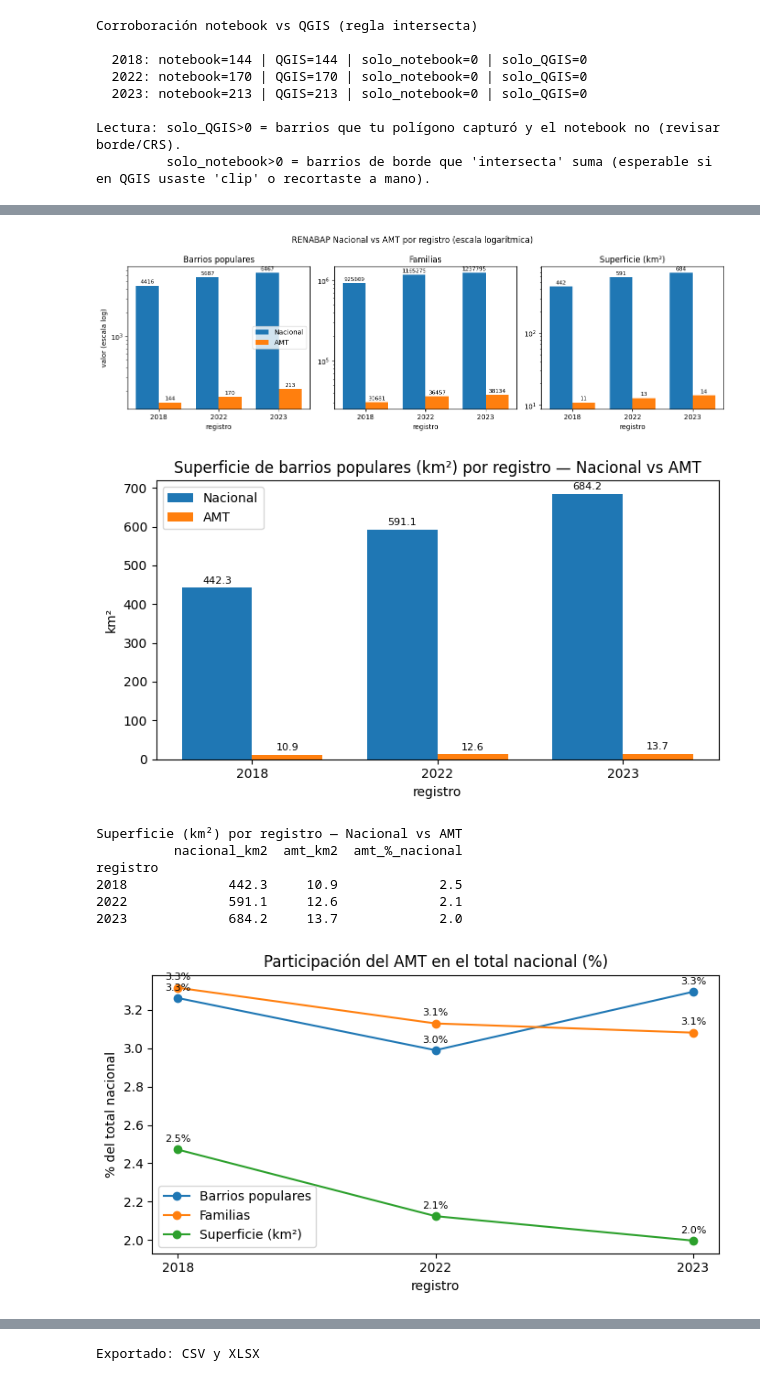
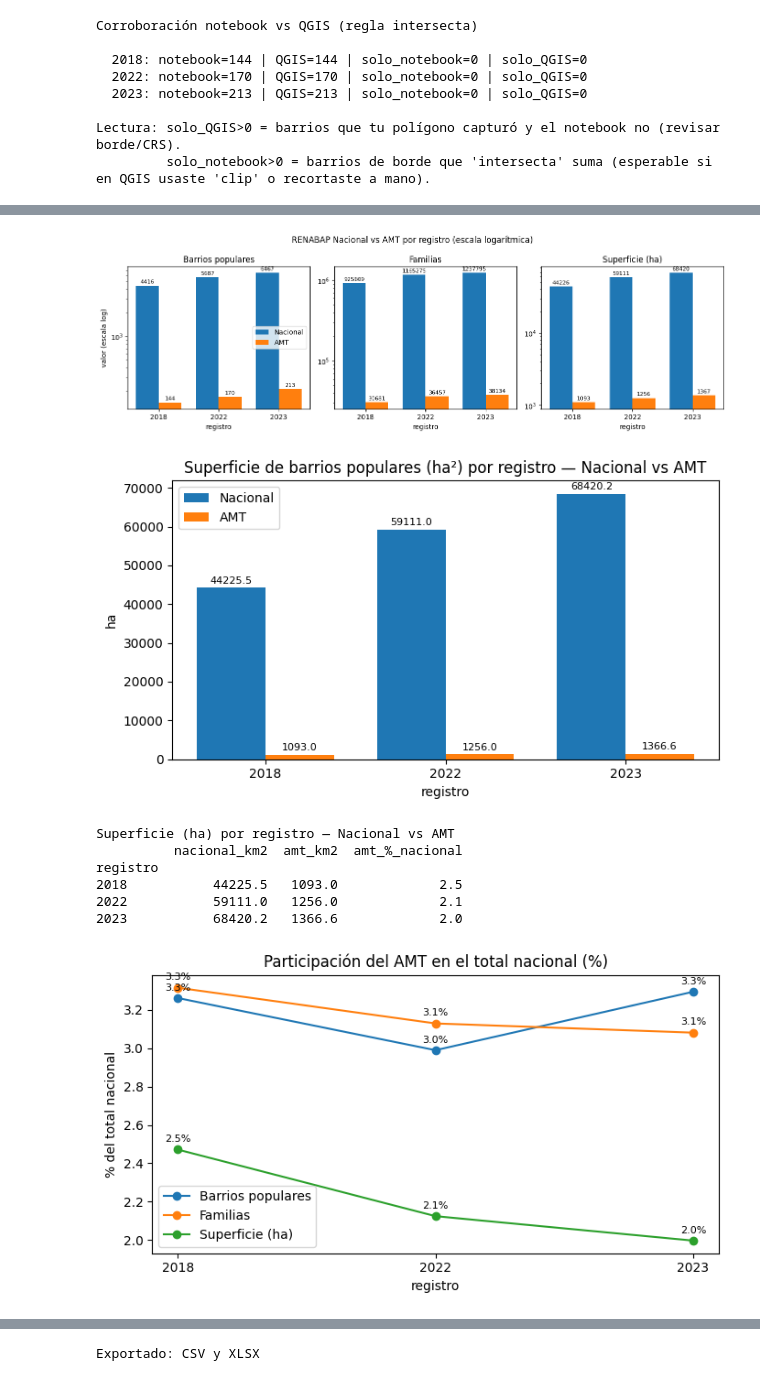
Before and after one commit to Camilamop/RENABAP, a Jupyter notebook: renabap.ipynb, the cells around one changed output, grey strips where cells are left out. Cells and saved outputs as stored; diff of their text form; code cells hidden in the pictures.

```diff
--- a/renabap.ipynb
+++ b/renabap.ipynb
@@ -76,7 +82,7 @@ MAPEO = {
 
 NUCLEO = [
     "id_renabap", "registro", "nombre_barrio", "provincia", "departamento",
-    "localidad", "cant_familias", "superficie_km2","cant_viviendas",
+    "localidad", "cant_familias", "superficie_ha","cant_viviendas",
     "anio_creacion", "decada_creacion", "clasificacion", "wkt",
 ]
 
@@ -91,11 +97,11 @@ ARCHIVOS = {
 
 def cargar_crudo(anio: int, ruta: Path) -> pd.DataFrame:
     df = pd.read_csv(ruta, dtype=str, keep_default_na=False, encoding="utf-8")
-    df.columns = [c.strip() for c in df.columns]   # limpia espacios en headers
+    df.columns = [c.strip() for c in df.columns]
     return df
 
 
-def normalizar_decada(serie_cruda: pd.Series) -> pd.Series: #  'Década 1990' y lo deja como entero (1990)
+def normalizar_decada(serie_cruda: pd.Series) -> pd.Series:
     s = serie_cruda.astype(str).str.extract(r"(\d{4})")[0]
     return pd.to_numeric(s, errors="coerce").astype("Int64")
 
@@ -116,12 +122,13 @@ def armonizar(anio: int, df: pd.DataFrame) -> pd.DataFrame:
     # id como texto limpio
     out["id_renabap"] = out["id_renabap"].str.strip()
 
-    # superficie a km2 (2022 y 2023 vienen en m2)
+    # superficie a hectáreas (2022/2023 vienen en m²; 2018 viene en km²)
     if "superficie_m2" in out.columns:
-        out["superficie_km2"] = pd.to_numeric(out["superficie_m2"], errors="coerce") / 1_000_000
+        out["superficie_ha"] = pd.to_numeric(out["superficie_m2"], errors="coerce") / 10_000
         out = out.drop(columns=["superficie_m2"])
     elif "superficie_km2" in out.columns:
-        out["superficie_km2"] = pd.to_numeric(out["superficie_km2"], errors="coerce")
+        out["superficie_ha"] = pd.to_numeric(out["superficie_km2"], errors="coerce") * 100
+        out = out.drop(columns=["superficie_km2"])
 
     # cantidad de familias -> numérico
     if "cant_familias" in out.columns:
@@ -450,7 +549,7 @@ registro
 # %%
 # ============================================================
 # CELDA 9B — Comparación gráfica Nacional vs AMT (2018 / 2022 / 2023)
-# Métricas: barrios, familias, superficie (km²)
+# Métricas: barrios, familias, superficie (ha)
 # ============================================================
 import numpy as np
 import matplotlib.pyplot as plt
@@ -465,7 +564,7 @@ def totales(df):
     return df.groupby("registro").agg(
         barrios=("id_renabap", "count"),
         familias=("cant_familias", "sum"),
-        superficie_km2=("superficie_km2", "sum"),
+        superficie_ha=("superficie_ha", "sum"),
     ).reindex(ANIOS).astype(float)
 
 nac = totales(maestra)
@@ -473,7 +572,7 @@ amt = totales(maestra_amt)
 
 METRICAS = [("barrios", "Barrios populares"),
             ("familias", "Familias"),
-            ("superficie_km2", "Superficie (km²)")]
+            ("superficie_ha", "Superficie (ha)")]
 
 x = np.arange(len(ANIOS))
 w = 0.38
@@ -493,48 +592,48 @@ axes[0].legend()
 fig.suptitle("RENABAP Nacional vs AMT por registro (escala logarítmica)")
 plt.tight_layout(); plt.show()
 
-# --- Superficie (km²): foco Nacional vs AMT, escala lineal ---
+# --- Superficie (ha²): foco Nacional vs AMT, escala lineal ---
 fig3, ax = plt.subplots(figsize=(7, 4))
-b1 = ax.bar(x - w/2, nac["superficie_km2"], w, label="Nacional")
-b2 = ax.bar(x + w/2, amt["superficie_km2"], w, label="AMT")
-ax.set_title("Superficie de barrios populares (km²) por registro — Nacional vs AMT")
-ax.set_xticks(x); ax.set_xticklabels(ANIOS); ax.set_xlabel("registro"); ax.set_ylabel("km²")
+b1 = ax.bar(x - w/2, nac["superficie_ha"], w, label="Nacional")
+b2 = ax.bar(x + w/2, amt["superficie_ha"], w, label="AMT")
+ax.set_title("Superficie de barrios populares (ha²) por registro — Nacional vs AMT")
+ax.set_xticks(x); ax.set_xticklabels(ANIOS); ax.set_xlabel("registro"); ax.set_ylabel("ha")
 ax.bar_label(b1, fmt="%.1f", padding=2, fontsize=8)
 ax.bar_label(b2, fmt="%.1f", padding=2, fontsize=8)
 ax.legend(); plt.tight_layout(); plt.show()
 
 sup = pd.DataFrame({
-    "nacional_km2": nac["superficie_km2"].round(1),
-    "amt_km2": amt["superficie_km2"].round(1),
-    "amt_%_nacional": (amt["superficie_km2"] / nac["superficie_km2"] * 100).round(1),
+    "nacional_km2": nac["superficie_ha"].round(1),
+    "amt_km2": amt["superficie_ha"].round(1),
+    "amt_%_nacional": (amt["superficie_ha"] / nac["superficie_ha"] * 100).round(1),
 })
-print("Superficie (km²) por registro — Nacional vs AMT")
+print("Superficie (ha) por registro — Nacional vs AMT")
 print(sup)
 
 # --- Figura 2: participación del AMT en el total nacional (%) ---
 share = amt / nac * 100
 fig2, ax = plt.subplots(figsize=(7, 4))
 for col, titulo in METRICAS:
     ax.plot(x, share[col], marker="o", label=titulo)
     for xi, yi in zip(x, share[col]):
         ax.annotate(f"{yi:.1f}%", (xi, yi), textcoords="offset points",
                     xytext=(0, 6), ha="center", fontsize=8)
 ax.set_title("Participación del AMT en el total nacional (%)")
 ax.set_xticks(x); ax.set_xticklabels(ANIOS); ax.set_xlabel("registro")
 ax.set_ylabel("% del total nacional"); ax.legend()
 plt.tight_layout(); plt.show()
 
 
 # Números exactos de apoyo
 print("NACIONAL:\n", nac.round(2), "\n\nAMT:\n", amt.round(2), "\n\nParticipación AMT (%):\n", share.round(2))
 # %% [output]
 [figure]
-[figure, old version]
+[figure, new version]
-Superficie (km²) por registro — Nacional vs AMT
+Superficie (ha) por registro — Nacional vs AMT
           nacional_km2  amt_km2  amt_%_nacional
 registro
-2018             442.3     10.9             2.5
-2022             591.1     12.6             2.1
-2023             684.2     13.7             2.0
+2018           44225.5   1093.0             2.5
+2022           59111.0   1256.0             2.1
+2023           68420.2   1366.6             2.0
 [figure]
 NACIONAL:
```
Also changed, not shown: parts of 11 cells of this notebook, 2 other files.
